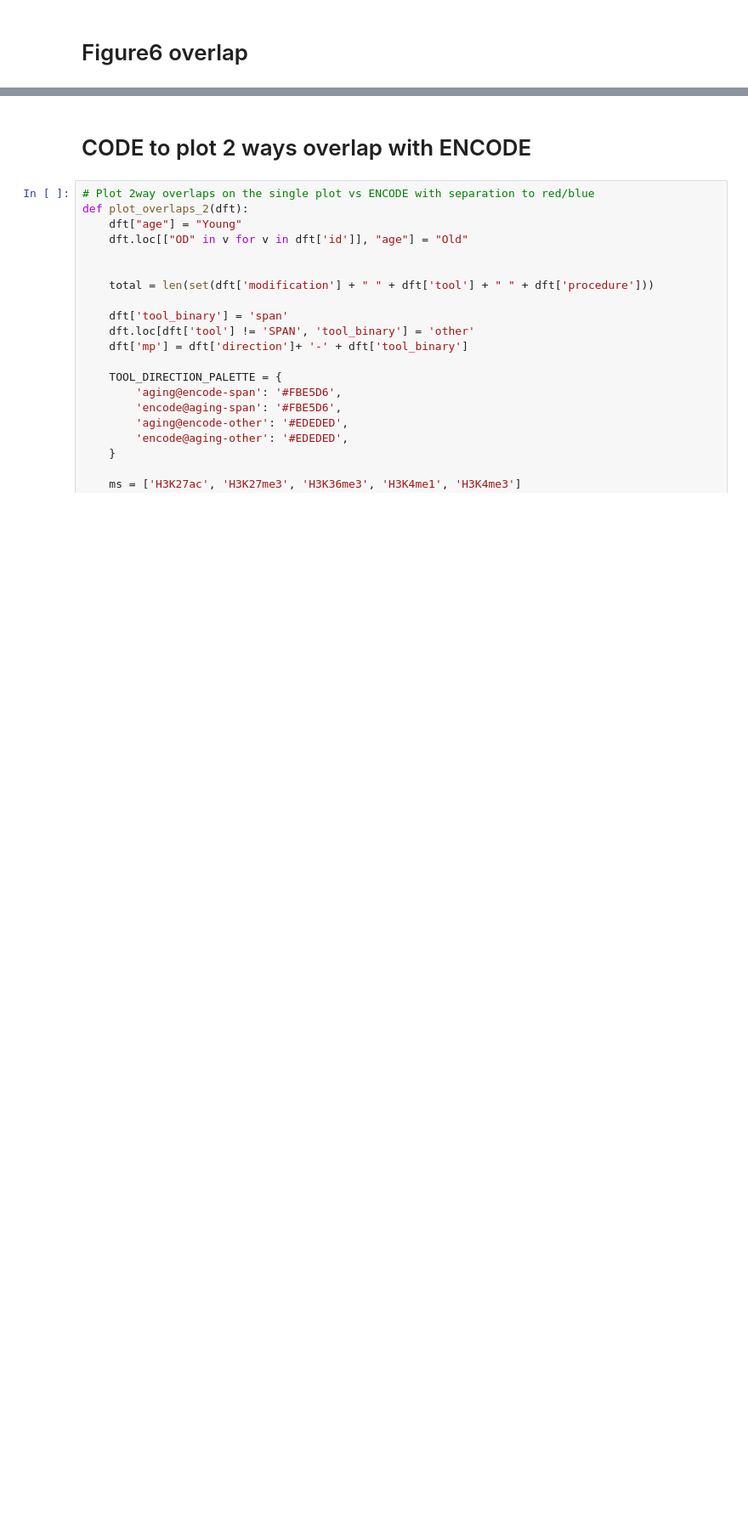
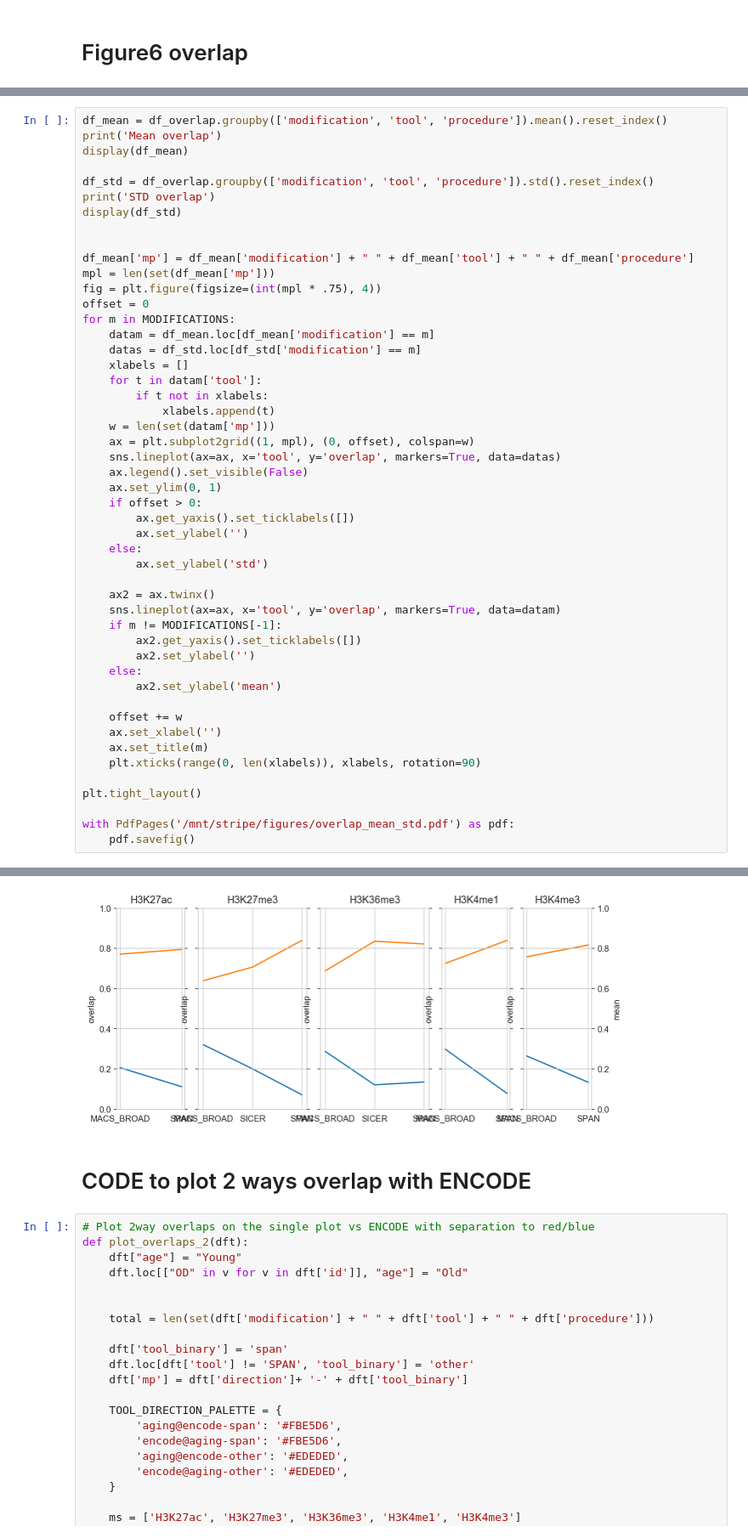
Before and after one commit to JetBrains-Research/washu, a Jupyter notebook: downstream/notebooks/Figure6 peaks_overlap.ipynb, the cells around one changed output, grey strips where cells are left out. Shown at 85% size. Drawn from its saved outputs; the diff is of its cells as text; blank space fills up the shorter version.

Commit message:
Added mean and std for overlap values

```diff
--- a/downstream/notebooks/Figure6 peaks_overlap.ipynb
+++ b/downstream/notebooks/Figure6 peaks_overlap.ipynb
@@ -292,0 +265,50 @@ ERROR
+# %%
+df_mean = df_overlap.groupby(['modification', 'tool', 'procedure']).mean().reset_index()
+print('Mean overlap')
+display(df_mean)
+
+df_std = df_overlap.groupby(['modification', 'tool', 'procedure']).std().reset_index()
+print('STD overlap')
+display(df_std)
+
+
+df_mean['mp'] = df_mean['modification'] + " " + df_mean['tool'] + " " + df_mean['procedure']
+mpl = len(set(df_mean['mp']))
+fig = plt.figure(figsize=(int(mpl * .75), 4))
+offset = 0
+for m in MODIFICATIONS:
+    datam = df_mean.loc[df_mean['modification'] == m]
+    datas = df_std.loc[df_std['modification'] == m]
+    xlabels = []
+    for t in datam['tool']:
+        if t not in xlabels:
+            xlabels.append(t)
+    w = len(set(datam['mp']))
+    ax = plt.subplot2grid((1, mpl), (0, offset), colspan=w)
+    sns.lineplot(ax=ax, x='tool', y='overlap', markers=True, data=datas)
+    ax.legend().set_visible(False)
+    ax.set_ylim(0, 1)
+    if offset > 0:
+        ax.get_yaxis().set_ticklabels([])
+        ax.set_ylabel('')
+    else:
+        ax.set_ylabel('std')
+
+    ax2 = ax.twinx()
+    sns.lineplot(ax=ax, x='tool', y='overlap', markers=True, data=datam)
+    if m != MODIFICATIONS[-1]:
+        ax2.get_yaxis().set_ticklabels([])
+        ax2.set_ylabel('')
+    else:
+        ax2.set_ylabel('mean')
+
+    offset += w
+    ax.set_xlabel('')
+    ax.set_title(m)
+    plt.xticks(range(0, len(xlabels)), xlabels, rotation=90)
+
+plt.tight_layout()
+
+with PdfPages('/mnt/stripe/figures/overlap_mean_std.pdf') as pdf:
+    pdf.savefig()
+# %% [output]
@@ -293,3 +348,4 @@ ERROR
+[figure, added]
 # %% [markdown]
 # CODE to plot 2 ways overlap with ENCODE
 # %%
```
Also changed, not shown: parts of 7 cells of this notebook.
